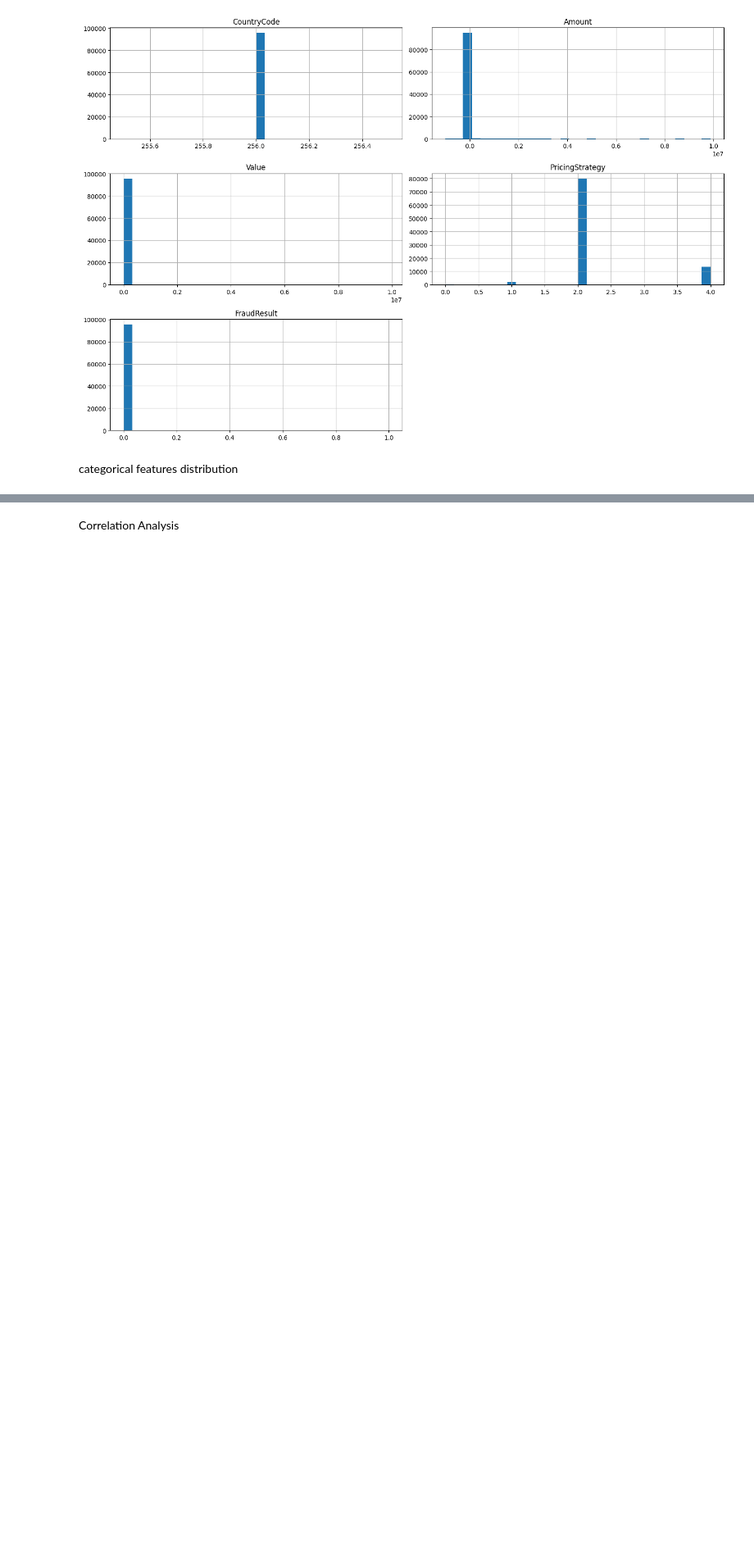
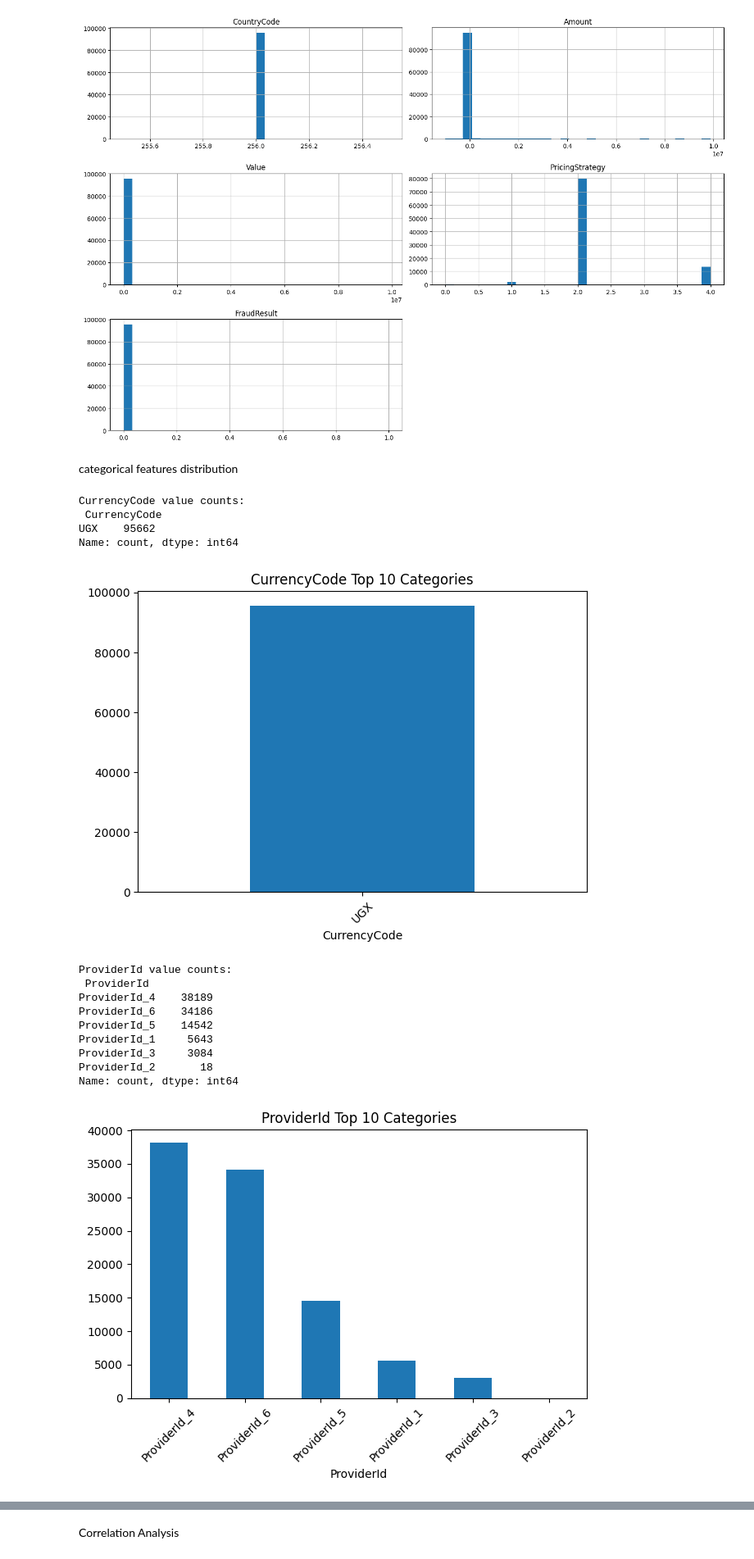
Before and after one commit to tnsay/Credit-Scoring, a Jupyter notebook: notebooks/1.0-eda.ipynb, the cells around one changed output, grey strips where cells are left out. Shown at 82% size. Cells and saved outputs as stored; diff of their text form; code cells hidden in the pictures; blank space fills up the shorter version.

```diff
--- a/notebooks/1.0-eda.ipynb
+++ b/notebooks/1.0-eda.ipynb
@@ -63,10 +62,37 @@ plt.show()
 # %% [markdown]
 categorical features distribution
 # %%
+import matplotlib.pyplot as plt
+import seaborn as sns
+
+# Get categorical columns
 categorical_cols = df.select_dtypes(include='object').columns
 
-for col in categorical_cols:
-    print(f"\n{col} value counts:\n", df[col].value_counts())
-    df[col].value_counts().plot(kind='bar')
-    plt.title(f"{col} Distribution")
+# Optional: Exclude high-cardinality ID-like columns
+high_cardinality = ['TransactionId', 'BatchId', 'AccountId', 'SubscriptionId', 'CustomerId', 'ProductId']
+filtered_categorical_cols = [col for col in categorical_cols if col not in high_cardinality]
+
+# Plot Top 10 value counts per column
+for col in filtered_categorical_cols:
+    print(f"\n{col} value counts:\n", df[col].value_counts().head(10))
+    df[col].value_counts().head(10).plot(kind='bar')
+    plt.title(f"{col} Top 10 Categories")
+    plt.xticks(rotation=45)
+    plt.tight_layout()
     plt.show()
+# %% [output]
+CurrencyCode value counts:
+ CurrencyCode
+UGX    95662
+Name: count, dtype: int64
+[figure, added]
+ProviderId value counts:
+ ProviderId
+ProviderId_4    38189
+ProviderId_6    34186
+ProviderId_5    14542
+ProviderId_1     5643
+ProviderId_3     3084
+ProviderId_2       18
+Name: count, dtype: int64
+[figure, added]
```
Also changed, not shown: parts of 5 cells of this notebook, 17 other files.
